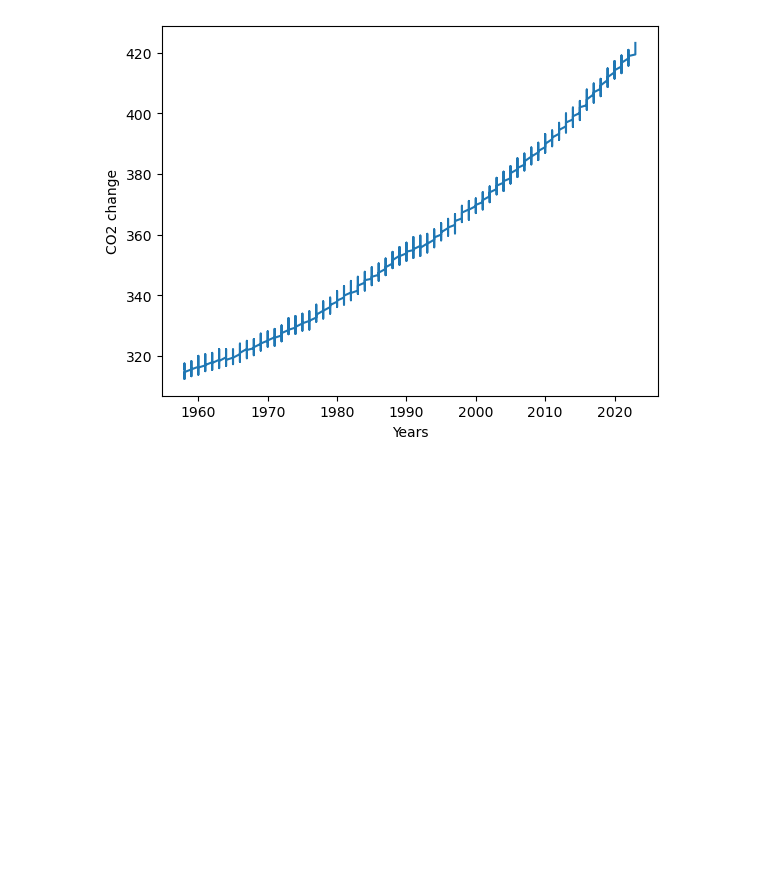
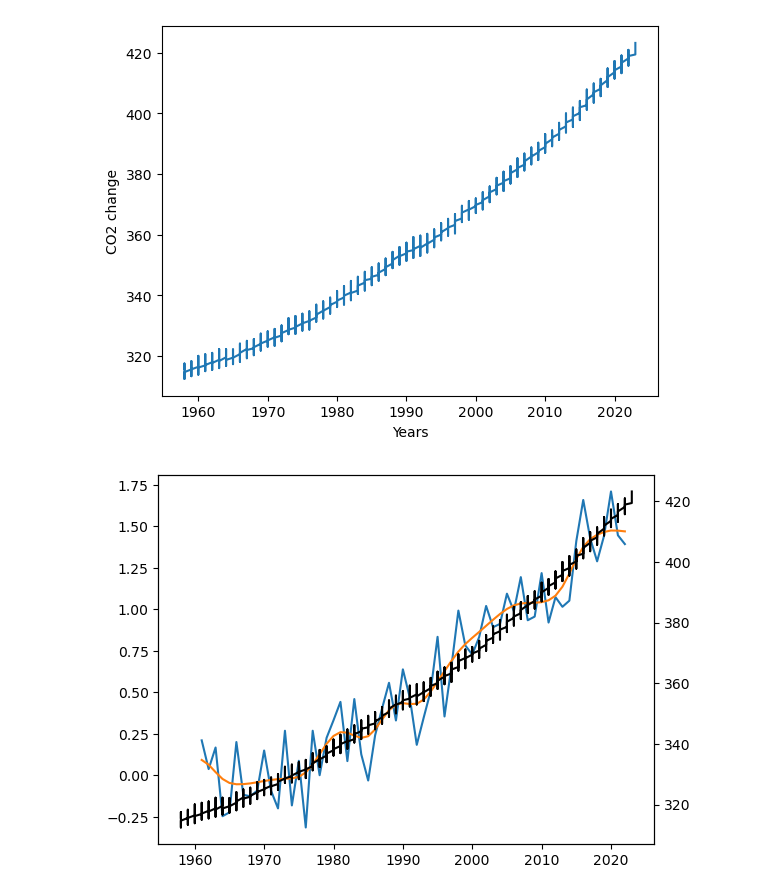
Before and after one commit to lbuabs6/Clima-Graphs-and-Data-, a Jupyter notebook: Keeling curve.ipynb, the cells around one changed output. Cells and saved outputs as stored; diff of their text form; code cells hidden in the pictures; blank space fills up the shorter version.

```diff
--- a/Keeling curve.ipynb
+++ b/Keeling curve.ipynb
@@ -52,3 +59,29 @@ plt.ylabel("CO2 change")
 plt.show()
 # %% [output]
 [figure]
+# %%
+nasa_data = pd.read_csv('NASA co2_mm_mlo.csv')
+
+x1 = nasa_data['year']
+y11 = nasa_data['monthly_average']
+y12 = nasa_data['de-seasonalized']
+world_temperature_change = [0.211, 0.038, 0.168,	-0.246,	-0.223,	0.201,	-0.117,	-0.126,	-0.092,	0.15,	-0.093,	-0.199,	0.269,	-0.181,	0.088,	-0.314,	0.269,	0.001,	0.226,	0.332,	0.443,	0.086,	0.46,
+                            0.127,	-0.031,	0.242,	0.403,	0.558, 0.331,	0.639,	0.468,	0.184,	0.348,	0.507,	0.835,	0.355,	0.656,	0.993,	0.783,	0.728,	0.834,	1.021,	0.893,	0.913,	1.095,	0.99,
+                            1.195,	0.935,	0.957,	1.219,	0.921,  1.074,	1.016,	1.053,	1.412,	1.66,	1.429,	1.29,	1.444,	1.711,	1.447,	1.394]
+world_temperature_change_years = list(range(1961, 2023))
+# world_temperature_change_years = ['1961', '1962', '1963', '1964', '1965', '1966', '1967', '1968', '1969', '1970', '1971', '1972', '1973', '1974', '1975', '1976', '1977', '1978', '1979', '1980', '1981', '1982',
+#                                   '1983', '1984', '1985', '1986', '1987', '1988', '1989', '1990', '1991', '1992', '1993', '1994', '1995', '1996', '1997', '1998', '1999', '2000',' 2001', '2002', '2003', '2004',
+#                                   '2005', '2006', '2007', '2008', '2009', '2010', '2011', '2012', '2013', '2014', '2015', '2016', '2017', '2018', '2019', '2020', '2021', '2022']
+
+
+gaussian_weighted_avg = gaussian_filter1d(world_temperature_change, sigma=2)
+
+#Putting the 2 together
+fig, ax1 = plt.subplots()
+ax2 = ax1.twinx()
+ax2.plot(x1, y11, color = 'black')
+ax1.plot(world_temperature_change_years, world_temperature_change, label='Temperature Change')
+ax1.plot(world_temperature_change_years, gaussian_weighted_avg, label='Gaussian Weighted Avg')
+plt.show()
+# %% [output]
+[figure, added]
```
Also changed, not shown: parts of 3 cells of this notebook, 3 other files.
